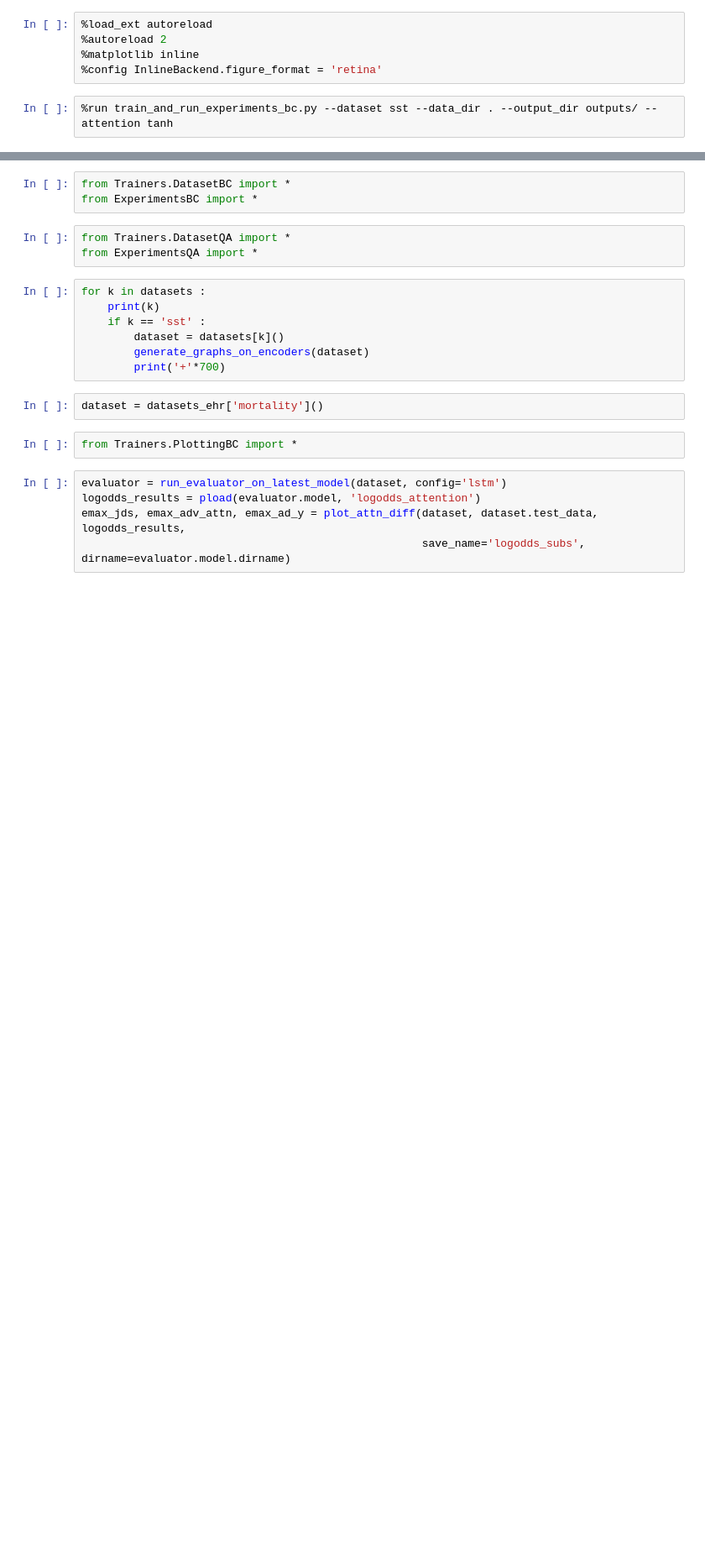
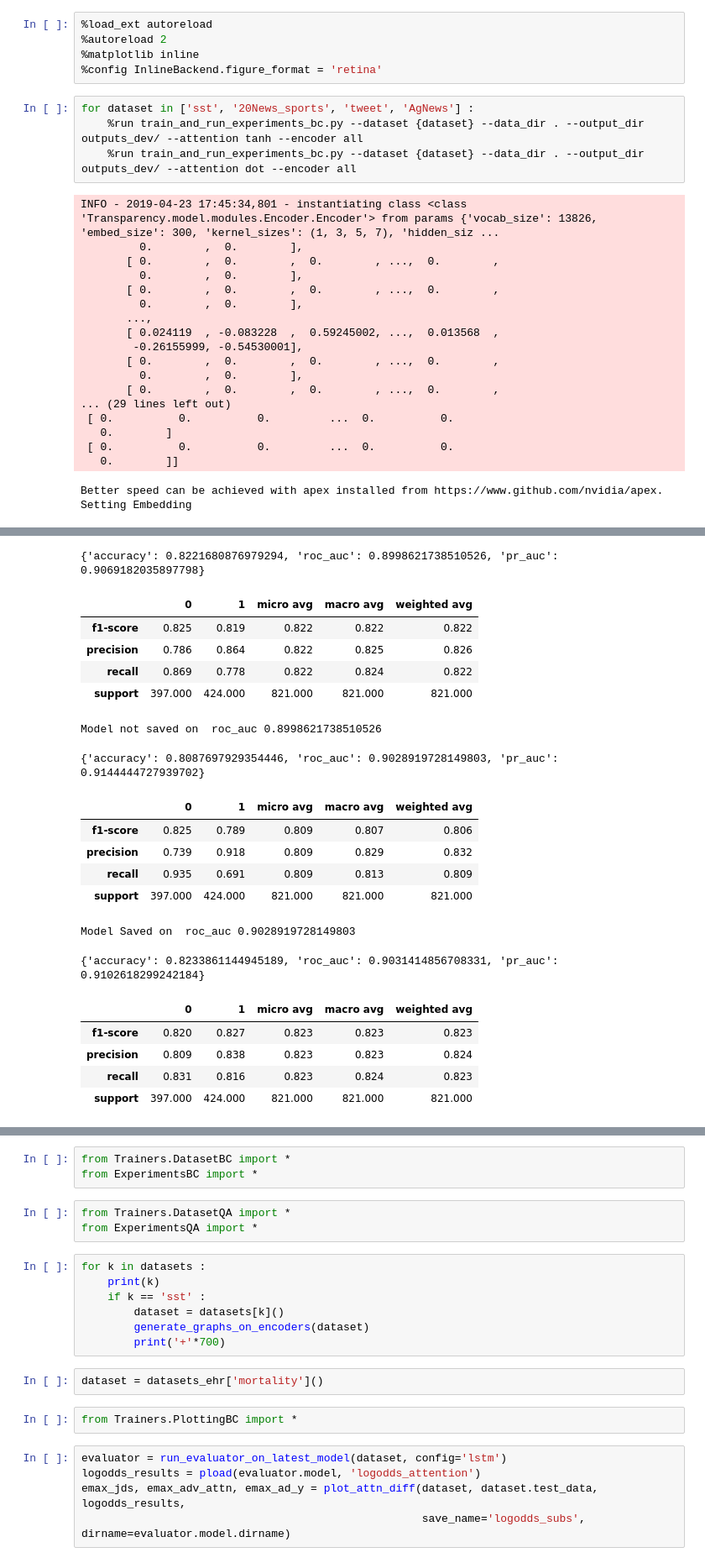
Before and after one commit to successar/AttentionExplanation, a Jupyter notebook: Attn_Classification.ipynb, the cells around one changed output, grey strips where cells are left out. Shown: that part at 84% size. Cells and saved outputs as stored; diff of their text form; blank space fills up the shorter version.

```diff
--- a/Attn_Classification.ipynb
+++ b/Attn_Classification.ipynb
@@ -3,5 +3,27 @@
 %autoreload 2
 %matplotlib inline
 %config InlineBackend.figure_format = 'retina'
-# %%
-%run train_and_run_experiments_bc.py --dataset sst --data_dir . --output_dir outputs/ --attention tanh
+# %%
+for dataset in ['sst', '20News_sports', 'tweet', 'AgNews'] :
+    %run train_and_run_experiments_bc.py --dataset {dataset} --data_dir . --output_dir outputs_dev/ --attention tanh --encoder all
+    %run train_and_run_experiments_bc.py --dataset {dataset} --data_dir . --output_dir outputs_dev/ --attention dot --encoder all
+# %% [output]
+INFO - 2019-04-23 17:45:34,801 - instantiating class <class 'Transparency.model.modules.Encoder.Encoder'> from params {'vocab_size': 13826, 'embed_size': 300, 'kernel_sizes': (1, 3, 5, 7), 'hidden_siz ...
+         0.        ,  0.        ],
+       [ 0.        ,  0.        ,  0.        , ...,  0.        ,
+         0.        ,  0.        ],
+       [ 0.        ,  0.        ,  0.        , ...,  0.        ,
+         0.        ,  0.        ],
+       ...,
+       [ 0.024119  , -0.083228  ,  0.59245002, ...,  0.013568  ,
+        -0.26155999, -0.54530001],
+       [ 0.        ,  0.        ,  0.        , ...,  0.        ,
+         0.        ,  0.        ],
+       [ 0.        ,  0.        ,  0.        , ...,  0.        ,
+... (29 lines left out)
+ [ 0.          0.          0.         ...  0.          0.
+   0.        ]
+ [ 0.          0.          0.         ...  0.          0.
+   0.        ]]
+Better speed can be achieved with apex installed from https://www.github.com/nvidia/apex.
+Setting Embedding
@@ -7,0 +41,20 @@
+{'accuracy': 0.8221680876979294, 'roc_auc': 0.8998621738510526, 'pr_auc': 0.9069182035897798}
+|  | 0 | 1 | micro avg | macro avg | weighted avg |
+| f1-score | 0.825 | 0.819 | 0.822 | 0.822 | 0.822 |
+| precision | 0.786 | 0.864 | 0.822 | 0.825 | 0.826 |
+| recall | 0.869 | 0.778 | 0.822 | 0.824 | 0.822 |
+| support | 397.000 | 424.000 | 821.000 | 821.000 | 821.000 |
+Model not saved on  roc_auc 0.8998621738510526
+{'accuracy': 0.8087697929354446, 'roc_auc': 0.9028919728149803, 'pr_auc': 0.9144444727939702}
+|  | 0 | 1 | micro avg | macro avg | weighted avg |
+| f1-score | 0.825 | 0.789 | 0.809 | 0.807 | 0.806 |
+| precision | 0.739 | 0.918 | 0.809 | 0.829 | 0.832 |
+| recall | 0.935 | 0.691 | 0.809 | 0.813 | 0.809 |
+| support | 397.000 | 424.000 | 821.000 | 821.000 | 821.000 |
+Model Saved on  roc_auc 0.9028919728149803
+{'accuracy': 0.8233861144945189, 'roc_auc': 0.9031414856708331, 'pr_auc': 0.9102618299242184}
+|  | 0 | 1 | micro avg | macro avg | weighted avg |
+| f1-score | 0.820 | 0.827 | 0.823 | 0.823 | 0.823 |
+| precision | 0.809 | 0.838 | 0.823 | 0.823 | 0.824 |
+| recall | 0.831 | 0.816 | 0.823 | 0.824 | 0.823 |
+| support | 397.000 | 424.000 | 821.000 | 821.000 | 821.000 |
```
Also changed, not shown: parts of 1 cell of this notebook, 3 other files.
